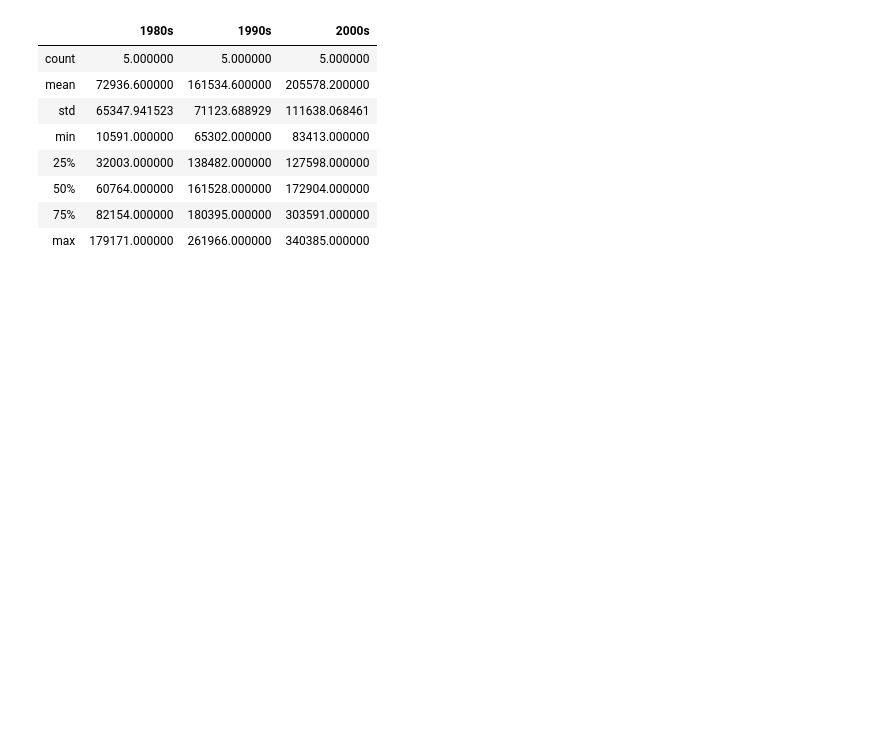
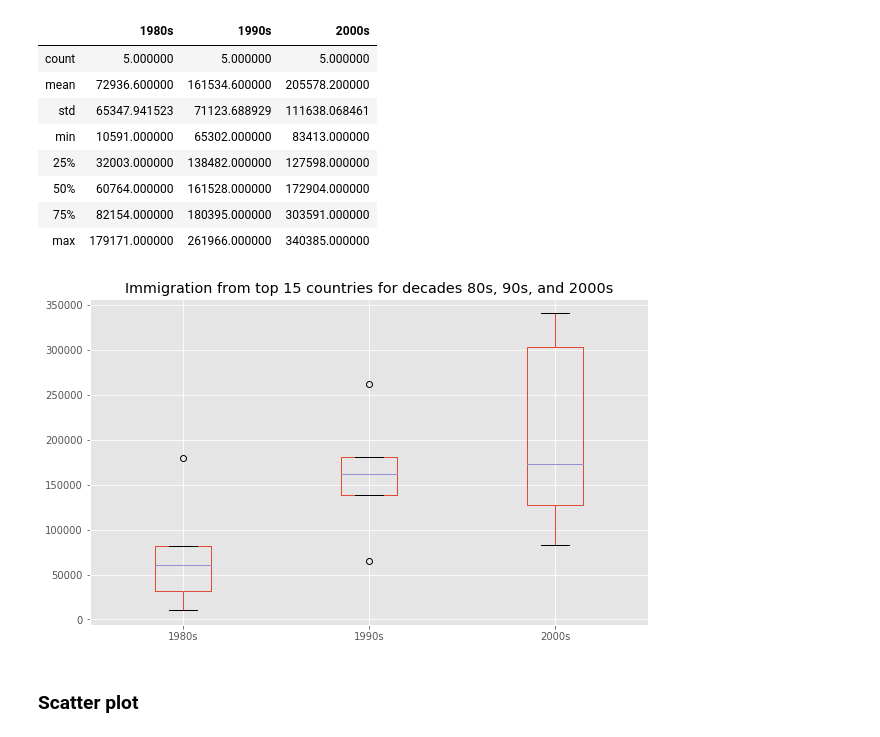
Before and after one commit to ghaffaru/immigration-data-analytics, a Jupyter notebook: plots/pie_box_scatter.ipynb, the cells around one changed output. Saved outputs shown, nothing was run; the diff lists cells and outputs as text; code cells hidden in the pictures; blank space fills up the shorter version.

```diff
--- a/plots/pie_box_scatter.ipynb
+++ b/plots/pie_box_scatter.ipynb
@@ -211,0 +210,10 @@ df_top15 = df_can.sort_values(['Total'], ascending=False, axis=0).head()
+# %%
+new_df.plot(kind='box', figsize=(10,6))
+
+plt.title('Immigration from top 15 countries for decades 80s, 90s, and 2000s')
+
+plt.show()
+# %% [output]
+[figure, added]
+# %% [markdown]
+### Scatter plot
```
Also changed, not shown: parts of 3 cells of this notebook.
